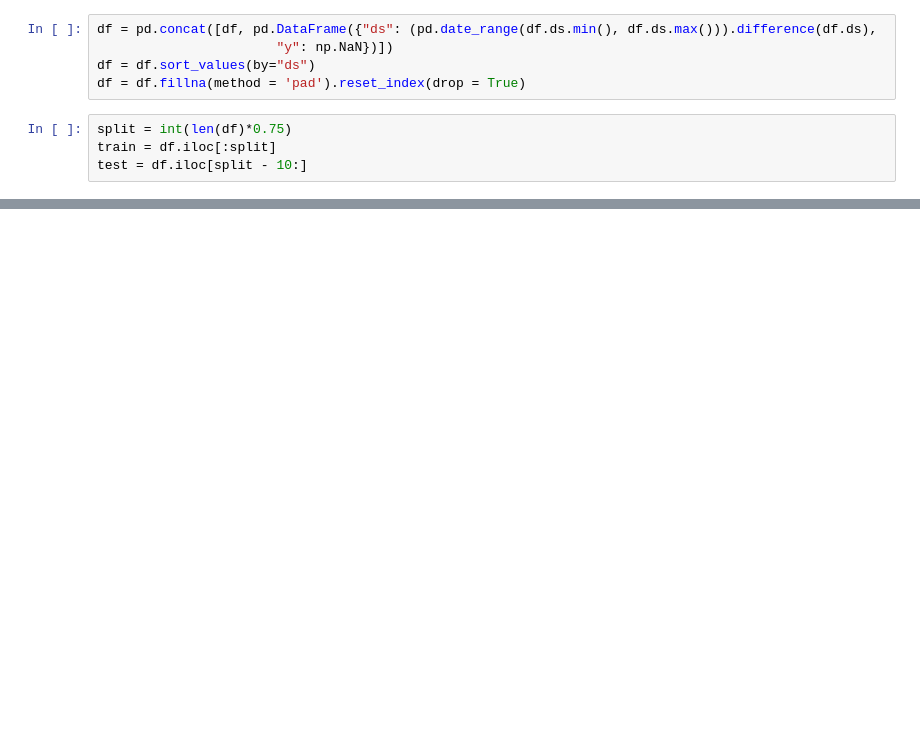
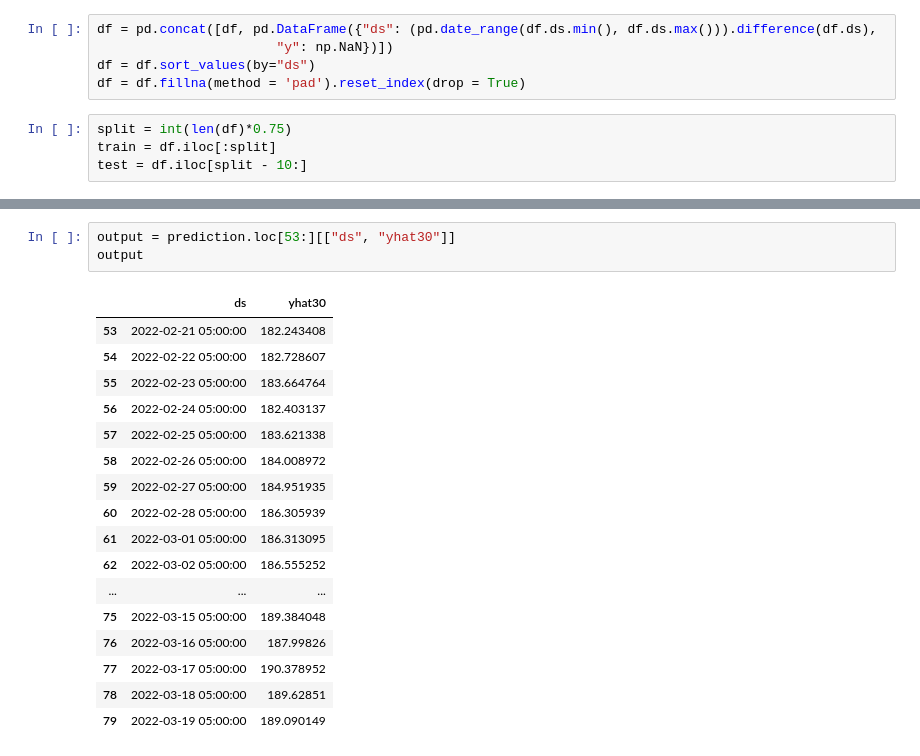
Before and after one commit to charanr0121/ugahacks7, a Jupyter notebook: api/yahoo_scraper/stock_forecasting.ipynb, the cells around one changed output, grey strips where cells are left out. Drawn from its saved outputs; the diff is of its cells as text; blank space fills up the shorter version.

```diff
--- a/api/yahoo_scraper/stock_forecasting.ipynb
+++ b/api/yahoo_scraper/stock_forecasting.ipynb
@@ -129,0 +107,21 @@ df_future
+# %%
+output = prediction.loc[53:][["ds", "yhat30"]]
+output
+# %% [output]
+|  | ds | yhat30 |
+| 53 | 2022-02-21 05:00:00 | 182.243408 |
+| 54 | 2022-02-22 05:00:00 | 182.728607 |
+| 55 | 2022-02-23 05:00:00 | 183.664764 |
+| 56 | 2022-02-24 05:00:00 | 182.403137 |
+| 57 | 2022-02-25 05:00:00 | 183.621338 |
+| 58 | 2022-02-26 05:00:00 | 184.008972 |
+| 59 | 2022-02-27 05:00:00 | 184.951935 |
+| 60 | 2022-02-28 05:00:00 | 186.305939 |
+| 61 | 2022-03-01 05:00:00 | 186.313095 |
+| 62 | 2022-03-02 05:00:00 | 186.555252 |
+| ... | ... | ... |
+| 75 | 2022-03-15 05:00:00 | 189.384048 |
+| 76 | 2022-03-16 05:00:00 | 187.99826 |
+| 77 | 2022-03-17 05:00:00 | 190.378952 |
+| 78 | 2022-03-18 05:00:00 | 189.62851 |
+| 79 | 2022-03-19 05:00:00 | 189.090149 |
```
Also changed, not shown: parts of 18 cells of this notebook, 32 other files.
